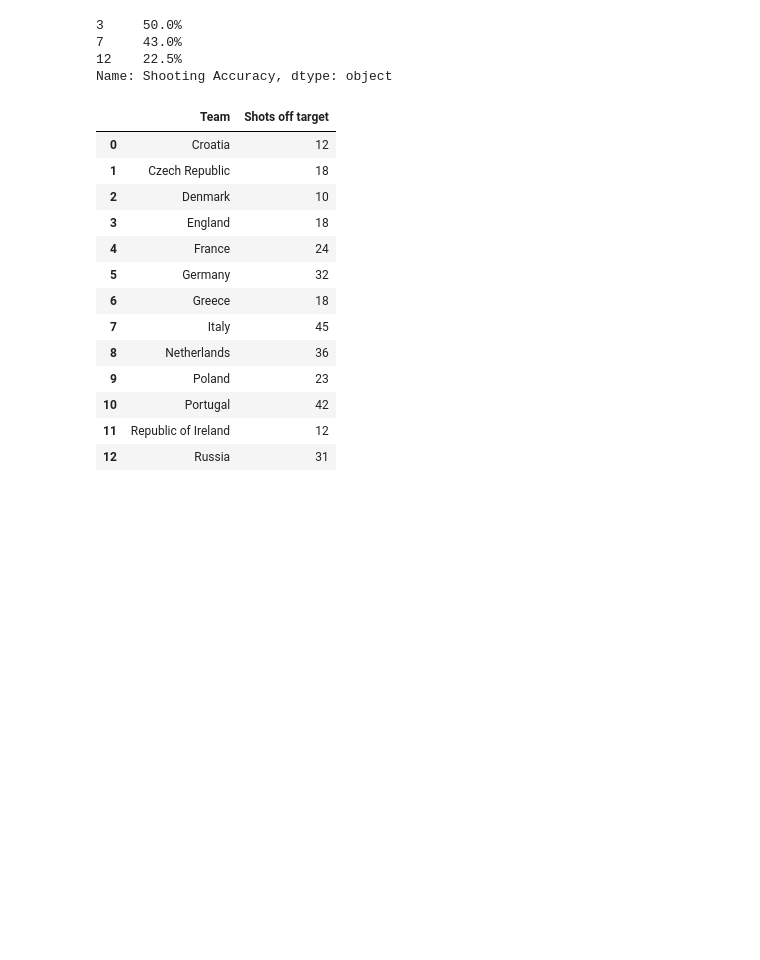
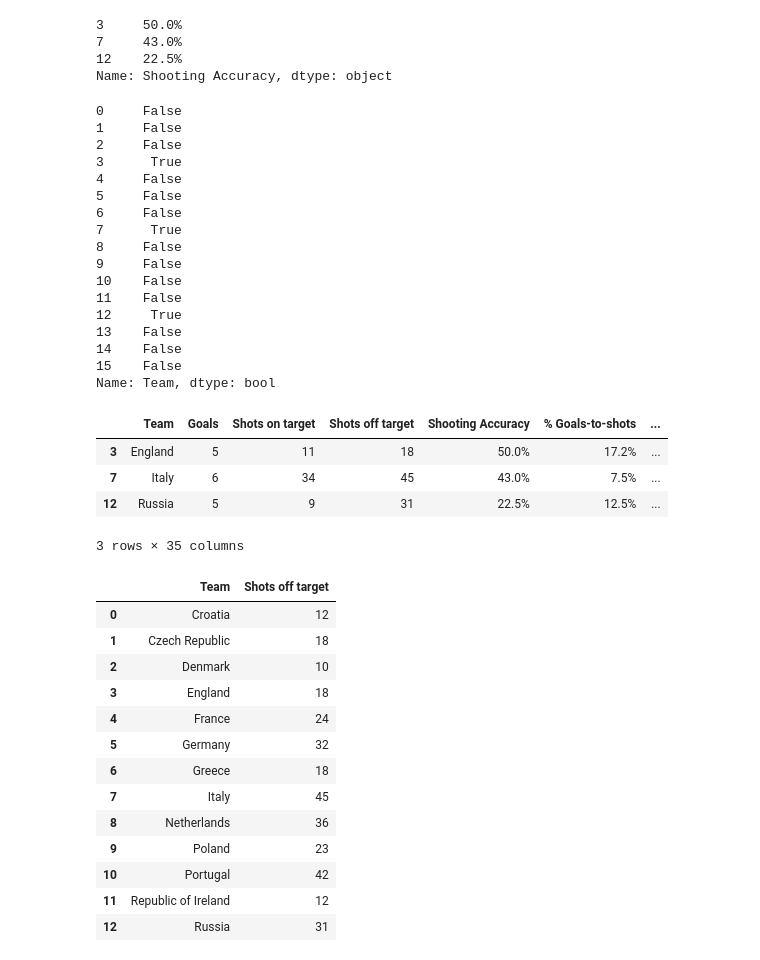
Before and after one commit to djakartatrap/pandas_exercises, a Jupyter notebook: 02_Filtering_&_Sorting/Euro12/Exercises-trial1.ipynb, the cells around one changed output. Drawn from its saved outputs; the diff is of its cells as text; code cells hidden in the pictures; blank space fills up the shorter version.

```diff
--- a/02_Filtering_&_Sorting/Euro12/Exercises-trial1.ipynb
+++ b/02_Filtering_&_Sorting/Euro12/Exercises-trial1.ipynb
@@ -202,6 +202,33 @@ euro12[ (euro12['Team']=='England') | (euro12['Team']=='Italy' ) | (euro12['Team
 7     43.0%
 12    22.5%
 Name: Shooting Accuracy, dtype: object
+# %%
+#  isin で、全インデックスに対して真偽値を返してもらう事で、そのフラグリストを loc に与えれば、指定行だけ持ってきてくれる。
+print(euro12.Team.isin(['England', 'Italy', "Russia"]))
+euro12.loc[euro12.Team.isin(['England', 'Italy', "Russia"]),:]
+# %% [output]
+0     False
+1     False
+2     False
+3      True
+4     False
+5     False
+6     False
+7      True
+8     False
+9     False
+10    False
+11    False
+12     True
+13    False
+14    False
+15    False
+Name: Team, dtype: bool
+|  | Team | Goals | Shots on target | Shots off target | Shooting Accuracy | % Goals-to-shots | ... |
+| 3 | England | 5 | 11 | 18 | 50.0% | 17.2% | ... |
+| 7 | Italy | 6 | 34 | 45 | 43.0% | 7.5% | ... |
+| 12 | Russia | 5 | 9 | 31 | 22.5% | 12.5% | ... |
+3 rows × 35 columns
 # %%
 #  .loc の引数(？)には、真偽値のリストを入れたら、Trueのとこだけ持ってきてくれる。インデックスもカラムも一緒。
 euro12.loc[[True, False, False, True], ['Team', 'Shooting Accuracy']]
```
Also changed, not shown: 2 other files.
